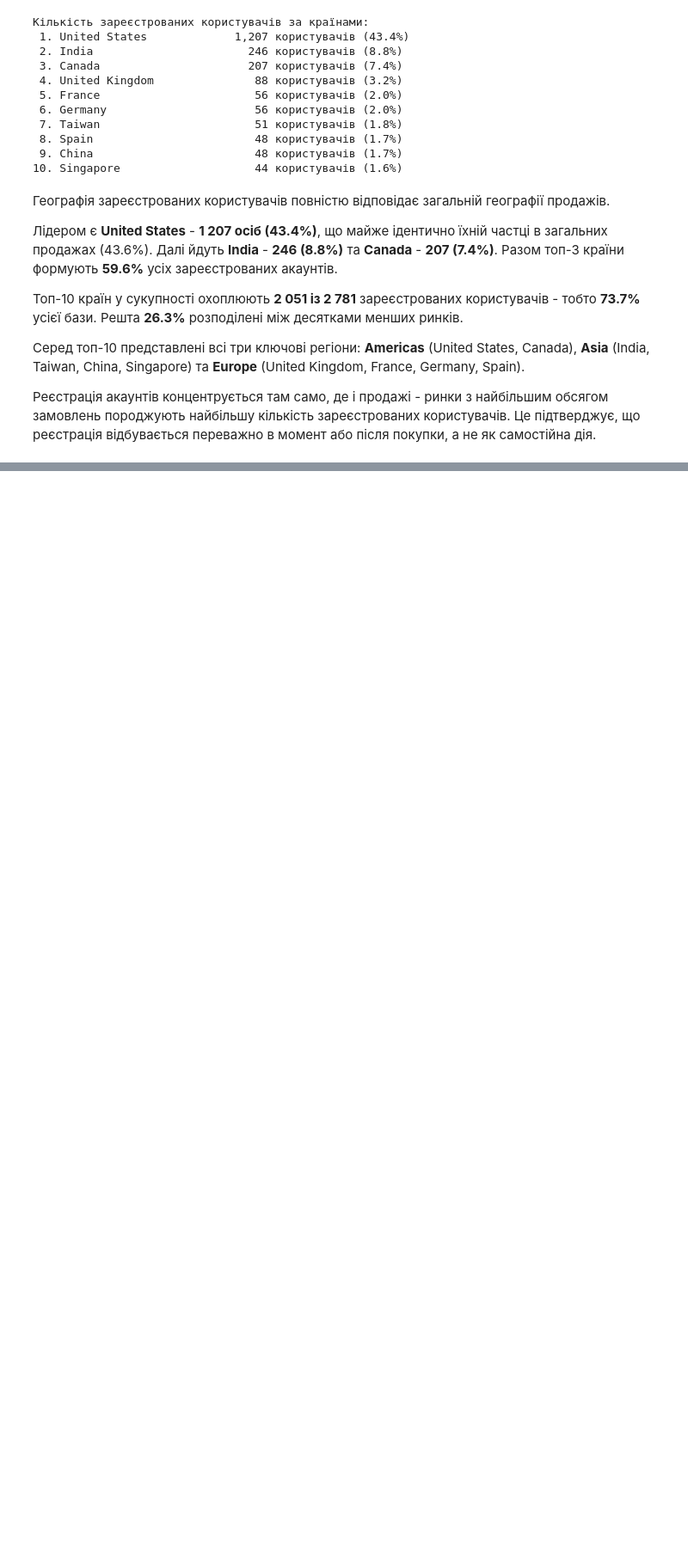
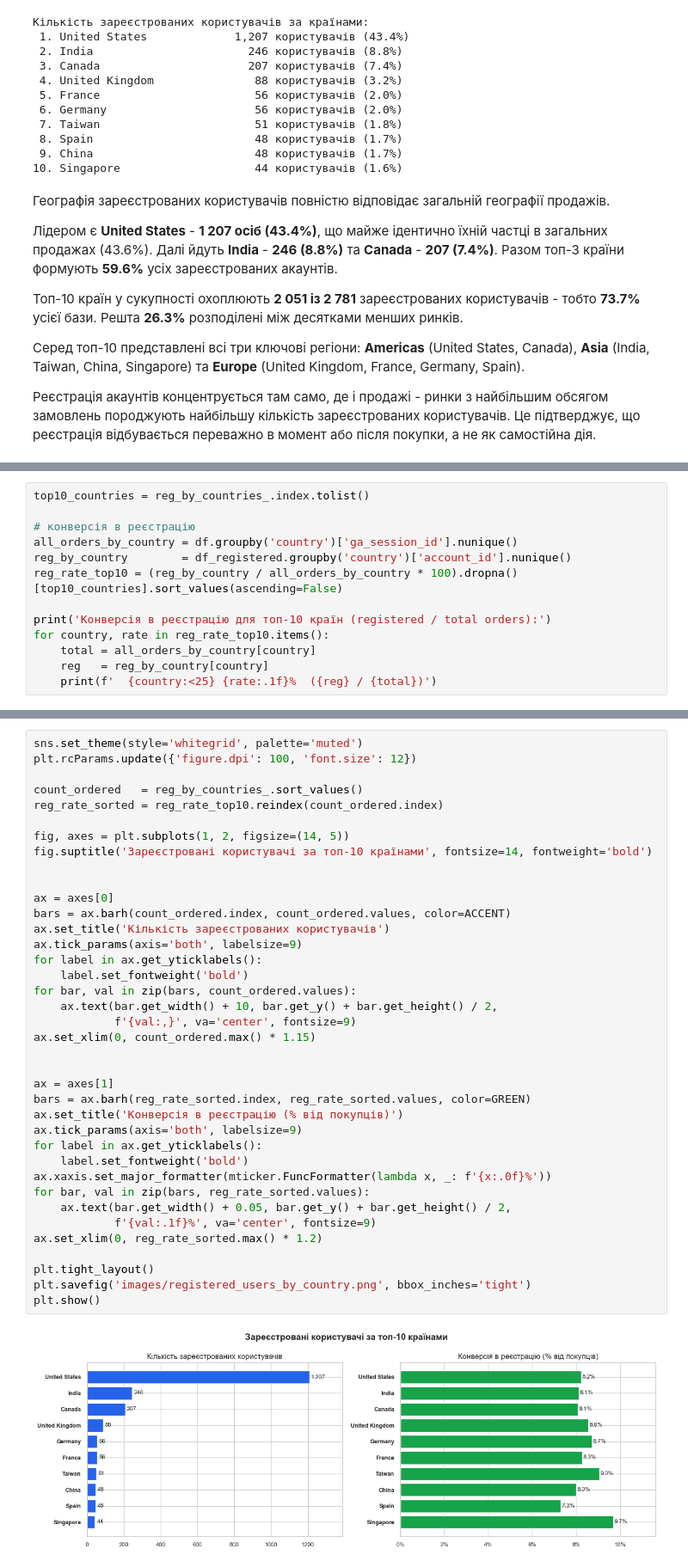
Before and after one commit to VladNkov/online_store_sales_analysis, a Jupyter notebook: online_store_sales_analysis.ipynb, the cells around one changed output, grey strips where cells are left out. Shown at 86% size. Saved outputs shown, nothing was run; the diff lists cells and outputs as text; blank space fills up the shorter version.

Commit message:
Add analysis user quality by country and registered users by country

```diff
--- a/online_store_sales_analysis.ipynb
+++ b/online_store_sales_analysis.ipynb
@@ -954,0 +957,13 @@ for index, (country, value) in enumerate(reg_by_countries_.items(), 1):
+# %%
+top10_countries = reg_by_countries_.index.tolist()
+
+# конверсія в реєстрацію
+all_orders_by_country = df.groupby('country')['ga_session_id'].nunique()
+reg_by_country        = df_registered.groupby('country')['account_id'].nunique()
+reg_rate_top10 = (reg_by_country / all_orders_by_country * 100).dropna()[top10_countries].sort_values(ascending=False)
+
+print('Конверсія в реєстрацію для топ-10 країн (registered / total orders):')
+for country, rate in reg_rate_top10.items():
+    total = all_orders_by_country[country]
+    reg   = reg_by_country[country]
+    print(f'  {country:<25} {rate:.1f}%  ({reg} / {total})')
@@ -954,0 +982,40 @@ for index, (country, value) in enumerate(reg_by_countries_.items(), 1):
+# %%
+sns.set_theme(style='whitegrid', palette='muted')
+plt.rcParams.update({'figure.dpi': 100, 'font.size': 12})
+
+count_ordered   = reg_by_countries_.sort_values()
+reg_rate_sorted = reg_rate_top10.reindex(count_ordered.index)
+
+fig, axes = plt.subplots(1, 2, figsize=(14, 5))
+fig.suptitle('Зареєстровані користувачі за топ-10 країнами', fontsize=14, fontweight='bold')
+
+
+ax = axes[0]
+bars = ax.barh(count_ordered.index, count_ordered.values, color=ACCENT)
+ax.set_title('Кількість зареєстрованих користувачів')
+ax.tick_params(axis='both', labelsize=9)
+for label in ax.get_yticklabels():
+    label.set_fontweight('bold')
+for bar, val in zip(bars, count_ordered.values):
+    ax.text(bar.get_width() + 10, bar.get_y() + bar.get_height() / 2,
+            f'{val:,}', va='center', fontsize=9)
+ax.set_xlim(0, count_ordered.max() * 1.15)
+
+
+ax = axes[1]
+bars = ax.barh(reg_rate_sorted.index, reg_rate_sorted.values, color=GREEN)
+ax.set_title('Конверсія в реєстрацію (% від покупців)')
+ax.tick_params(axis='both', labelsize=9)
+for label in ax.get_yticklabels():
+    label.set_fontweight('bold')
+ax.xaxis.set_major_formatter(mticker.FuncFormatter(lambda x, _: f'{x:.0f}%'))
+for bar, val in zip(bars, reg_rate_sorted.values):
+    ax.text(bar.get_width() + 0.05, bar.get_y() + bar.get_height() / 2,
+            f'{val:.1f}%', va='center', fontsize=9)
+ax.set_xlim(0, reg_rate_sorted.max() * 1.2)
+
+plt.tight_layout()
+plt.savefig('images/registered_users_by_country.png', bbox_inches='tight')
+plt.show()
+# %% [output]
+[figure, added]
```
Also changed, not shown: parts of 8 cells of this notebook, 3 other files.
